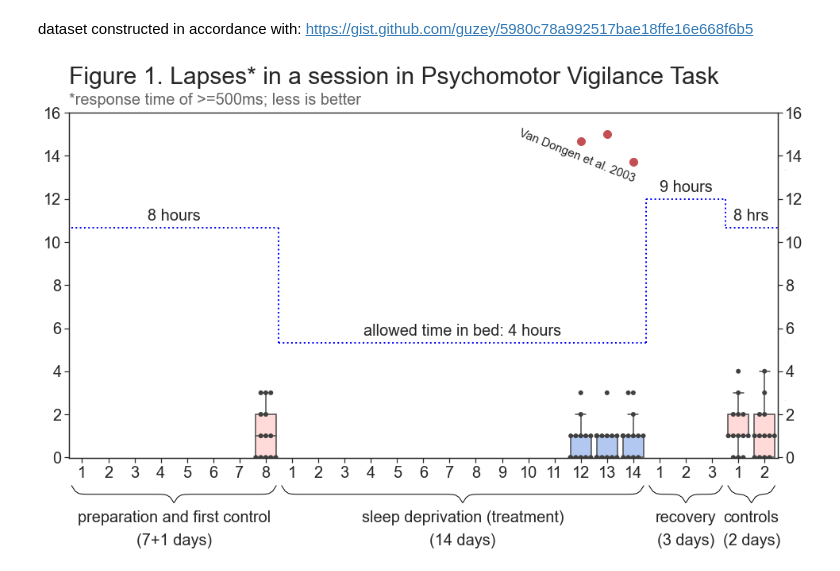
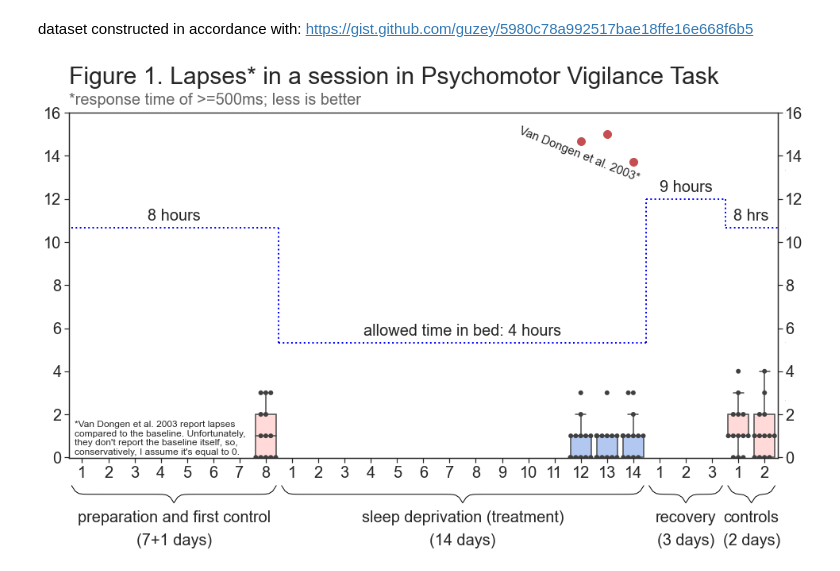
Before and after one commit to guzey/14-day-sleep-deprivation-self-experiment, a Jupyter notebook: pvt/pvt-plot.ipynb, the cells around one changed output. Saved outputs shown, nothing was run; the diff lists cells and outputs as text; code cells hidden in the pictures.

Commit message:
add note regarding Van Dongen et al. 2003 baseline

```diff
--- a/pvt/pvt-plot.ipynb
+++ b/pvt/pvt-plot.ipynb
@@ -221,32 +221,33 @@ plt.plot([24.5, 27], [8, 8], ':', linewidth=2, color='blue', zorder=-1)
 draw_brace(ax2, (3.5, 3.5), 9.7, '8 hours')
 draw_brace(ax2, (14.5, 14.5), 5.7, 'allowed time in bed: 4 hours')
 draw_brace(ax2, (23, 23), 10.7, '9 hours')
 draw_brace(ax2, (25.5, 25.5), 9.7, '8 hrs')
 
 draw_brace(ax2, (-0.4, 7.4), -0.8, 'preparation and first control')
 draw_brace(ax2, (3.5, 3.5), -1.6, '(7+1 days)')
 draw_brace(ax2, (7.6, 21.4), -0.8, 'sleep deprivation (treatment)')
 draw_brace(ax2, (14.5, 14.5), -1.6, '(14 days)')
 draw_brace(ax2, (21.6, 24.4), -0.8, 'recovery')
 draw_brace(ax2, (23, 23), -1.6, '(3 days)')
 draw_brace(ax2, (24.6, 26.4), -0.8, 'controls')
 draw_brace(ax2, (25.5, 25.5), -1.6, '(2 days)')
 
 # van dongen data points
 plt.plot(19, 11, 'ro', markersize=10)
 plt.plot(20, 11.25, 'ro', markersize=10)
 plt.plot(21, 10.3, 'ro', markersize=10)
-plt.text(16.6, 9.6, 'Van Dongen et al. 2003', rotation=-22, fontsize=15)
+plt.text(16.6, 9.6, 'Van Dongen et al. 2003*', rotation=-22, fontsize=15)
+plt.text(-0.3, 0.1, '*Van Dongen et al. 2003 report lapses\ncompared to the baseline. Unfortunately,\nthey don\'t report the baseline itself, so,\nconservatively, I assume it\'s equal to 0.', fontsize=12)
 
 # https://python-graph-gallery.com/4-add-title-and-axis-label/
 plt.text(-0.5, 13, 'Figure 1. Lapses* in a session in Psychomotor Vigilance Task', fontsize=30)
 plt.text(-0.5, 12.3, '*response time of >=500ms; less is better', fontsize=20, color='0.4')
 
 # https://cmdlinetips.com/2019/10/how-to-make-a-plot-with-two-different-y-axis-in-python-with-matplotlib/
 # https://stackoverflow.com/a/59305136/9600186
 plt.savefig('pvt.png',
             format='png',
             dpi=100,
             bbox_inches='tight')
 # %% [output]
-[figure, old version]
+[figure, new version]
```
Also changed, not shown: 2 other files.
